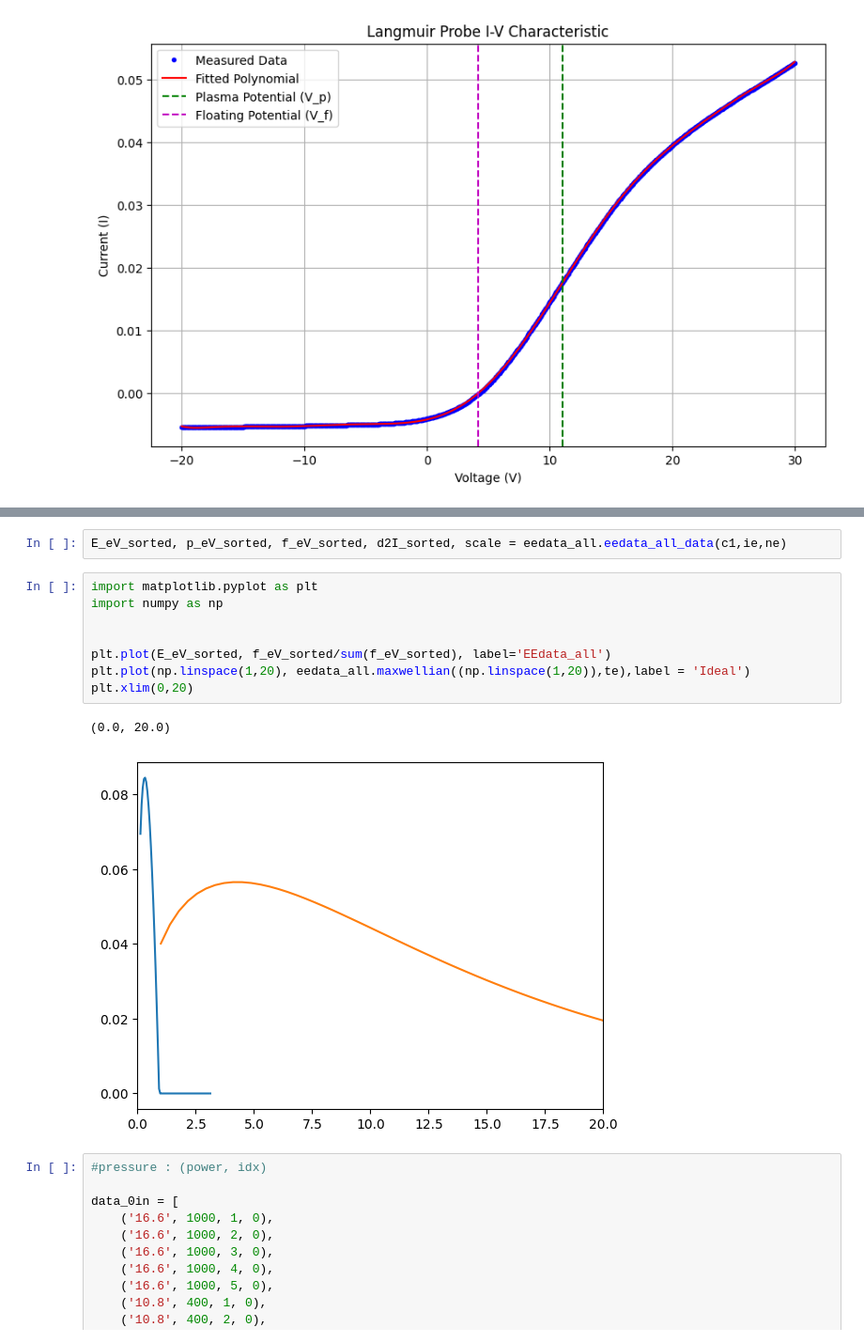
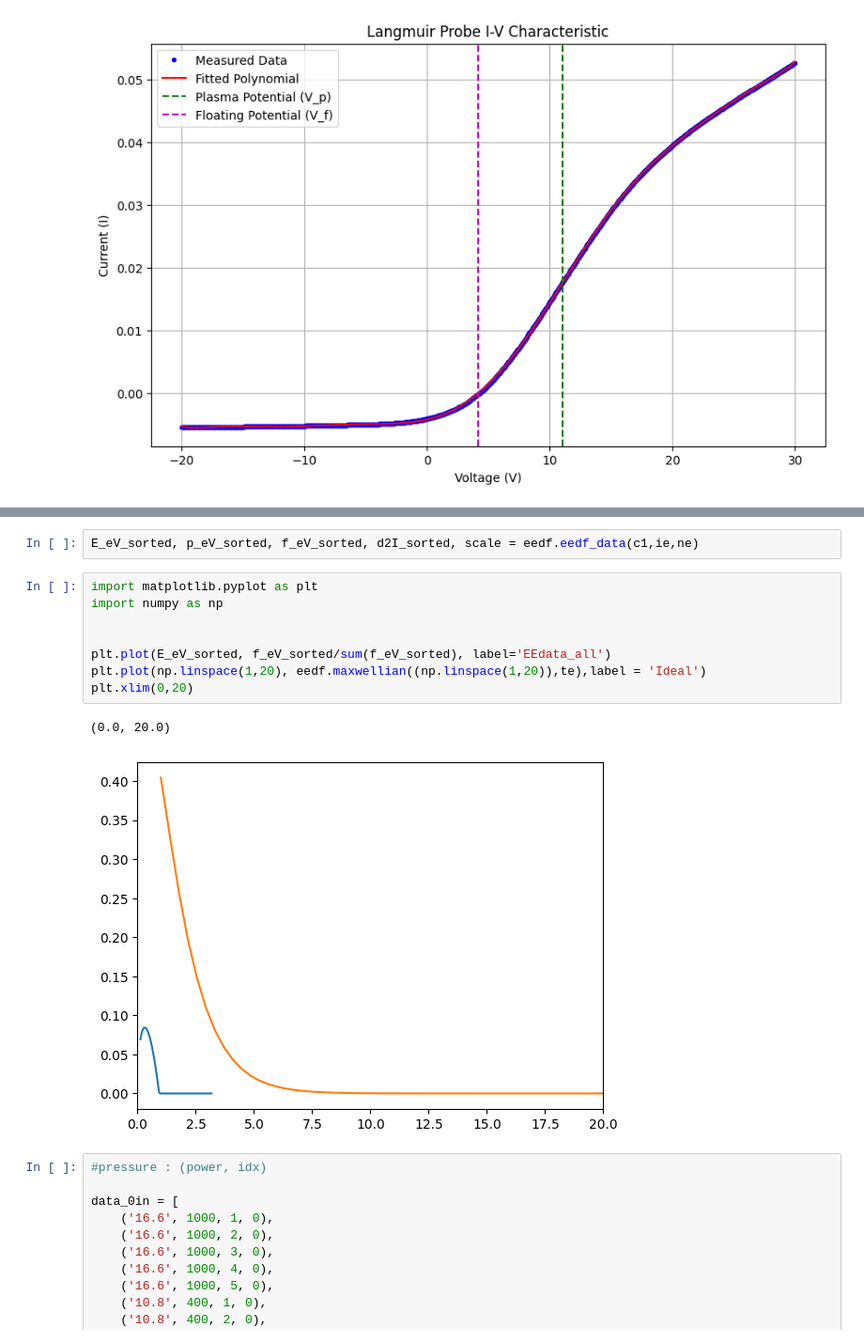
Before and after one commit to LinusRingstad/Langmuir-Probe, a Jupyter notebook: langmuir_lib_dev/langmuir/src:/langmuir_LRingstad:/test.ipynb, the cells around one changed output, grey strips where cells are left out. Shown at 94% size. Saved outputs shown, nothing was run; the diff lists cells and outputs as text.

```diff
--- a/langmuir_lib_dev/langmuir/src:/langmuir_LRingstad:/test.ipynb
+++ b/langmuir_lib_dev/langmuir/src:/langmuir_LRingstad:/test.ipynb
@@ -48,16 +48,16 @@ Converged after 3 iterations.
 # %%
-E_eV_sorted, p_eV_sorted, f_eV_sorted, d2I_sorted, scale = eedata_all.eedata_all_data(c1,ie,ne)
+E_eV_sorted, p_eV_sorted, f_eV_sorted, d2I_sorted, scale = eedf.eedf_data(c1,ie,ne)
 # %%
 import matplotlib.pyplot as plt
 import numpy as np
 
 
 plt.plot(E_eV_sorted, f_eV_sorted/sum(f_eV_sorted), label='EEdata_all')
-plt.plot(np.linspace(1,20), eedata_all.maxwellian((np.linspace(1,20)),te),label = 'Ideal')
+plt.plot(np.linspace(1,20), eedf.maxwellian((np.linspace(1,20)),te),label = 'Ideal')
 plt.xlim(0,20)
 # %% [output]
 (0.0, 20.0)
-[figure, old version]
+[figure, new version]
 # %%
 #pressure : (power, idx)
 
```
Also changed, not shown: parts of 5 cells of this notebook.
